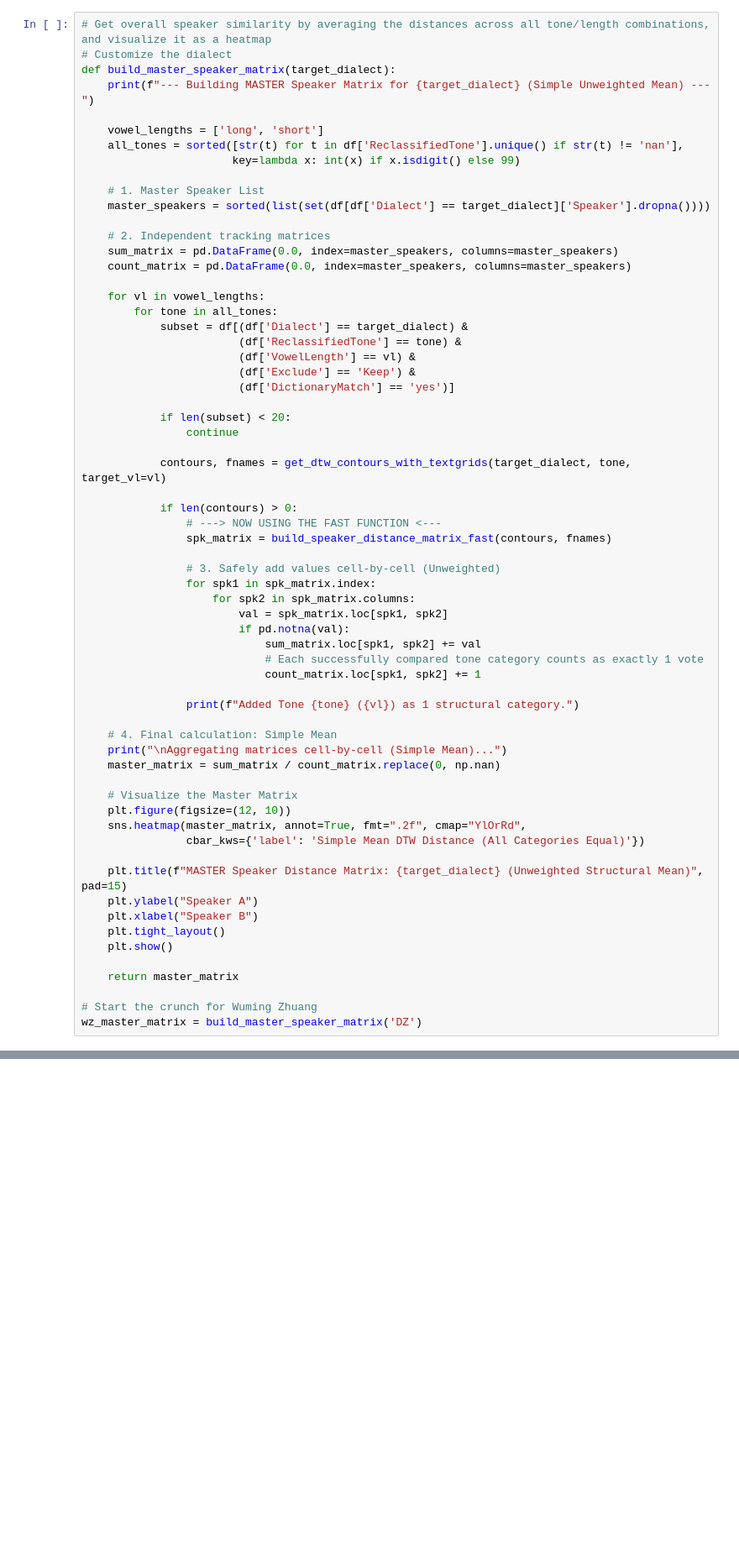
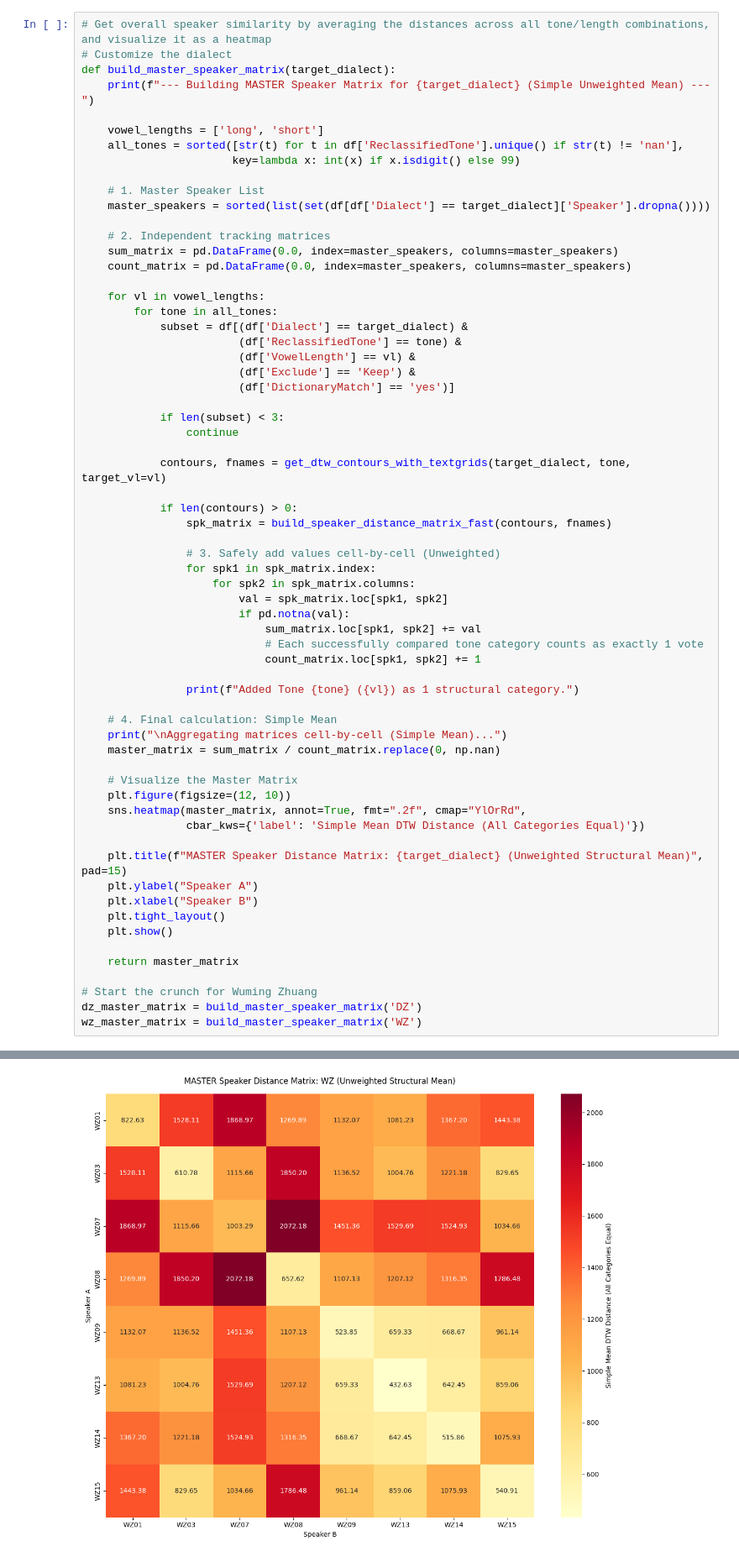
Before and after one commit to jerperkins/zhuang-dialect-analysis, a Jupyter notebook: CSC575ZhuangProject.ipynb, the cells around one changed output, grey strips where cells are left out. Shown at 84% size. Saved outputs shown, nothing was run; the diff lists cells and outputs as text; blank space fills up the shorter version.

```diff
--- a/CSC575ZhuangProject.ipynb
+++ b/CSC575ZhuangProject.ipynb
@@ -1332,13 +1328,12 @@ def build_master_speaker_matrix(target_dialect):
                         (df['Exclude'] == 'Keep') &
                         (df['DictionaryMatch'] == 'yes')]
 
-            if len(subset) < 20:
+            if len(subset) < 3:
                 continue
 
             contours, fnames = get_dtw_contours_with_textgrids(target_dialect, tone, target_vl=vl)
 
             if len(contours) > 0:
-                # ---> NOW USING THE FAST FUNCTION <---
                 spk_matrix = build_speaker_distance_matrix_fast(contours, fnames)
 
                 # 3. Safely add values cell-by-cell (Unweighted)
@@ -1370,7 +1365,8 @@ def build_master_speaker_matrix(target_dialect):
     return master_matrix
 
 # Start the crunch for Wuming Zhuang
-wz_master_matrix = build_master_speaker_matrix('DZ')
+dz_master_matrix = build_master_speaker_matrix('DZ')
+wz_master_matrix = build_master_speaker_matrix('WZ')
 # %% [output]
 --- Building MASTER Speaker Matrix for DZ (Simple Unweighted Mean) ---
 Extracting Tone 1 (long vowels) from Tier 2 (N=301)...
@@ -1393,3 +1418,4 @@ Aggregating matrices cell-by-cell (Simple Mean)...
+[figure, added]
 # %%
 # For a given pair of tones, look at similarity across speakers
 # Customize the dialect, vowel length and tones you want to compare across
```
Also changed, not shown: parts of 23 cells of this notebook.
